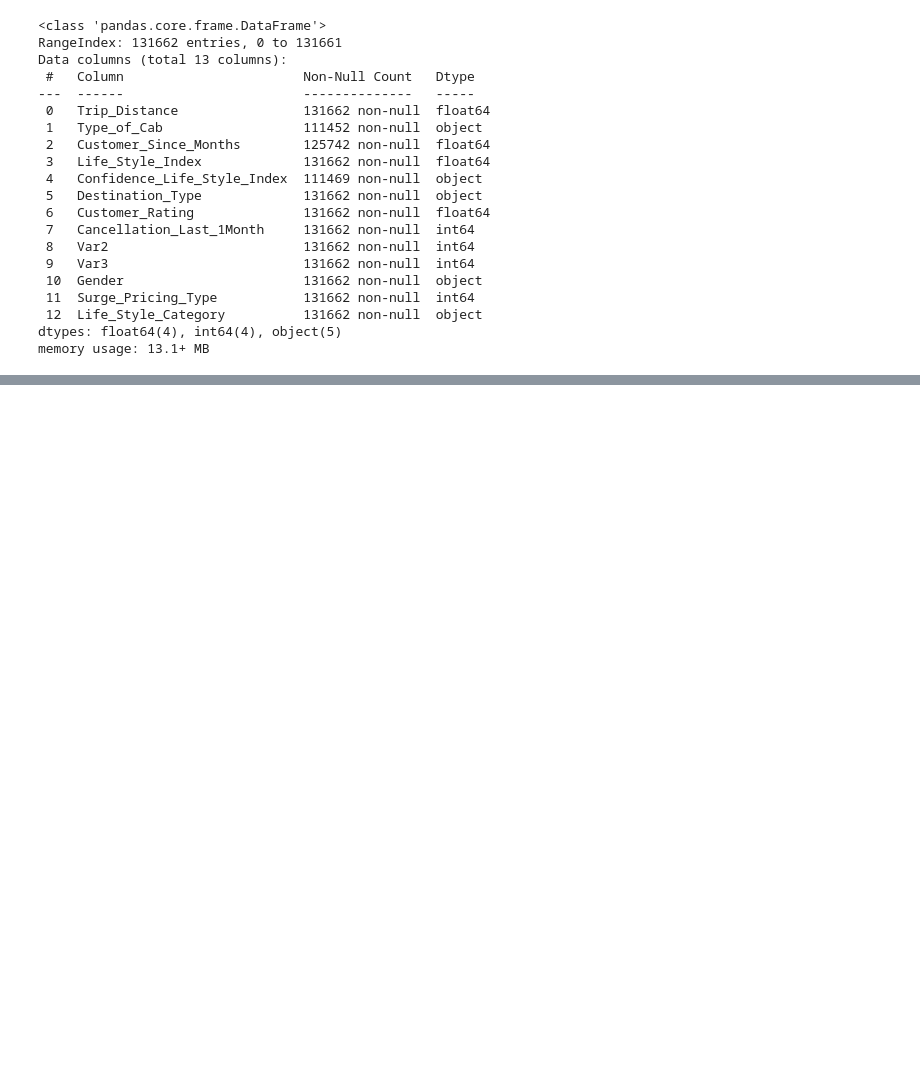
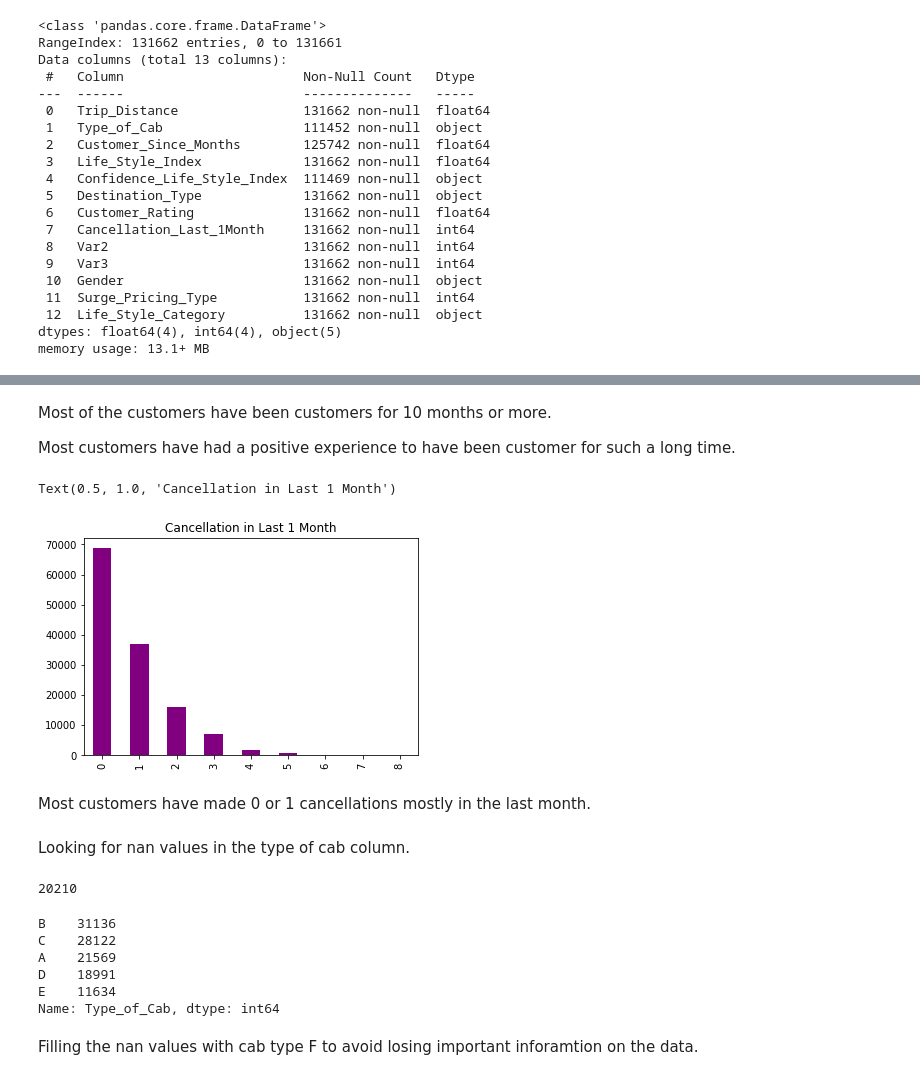
Before and after one commit to sspaulc/TAXI-MOBILITY-SURGE-PRICE-PREDICTION, a Jupyter notebook: Taxi_Price_Surge_Prediction.ipynb, the cells around one changed output, grey strips where cells are left out. Cells and saved outputs as stored; diff of their text form; code cells hidden in the pictures; blank space fills up the shorter version.

```diff
--- a/Taxi_Price_Surge_Prediction.ipynb
+++ b/Taxi_Price_Surge_Prediction.ipynb
@@ -164,0 +164,30 @@ Name: Customer_Since_Months, dtype: float64
+# %% [markdown]
+Most of the customers have been customers for 10 months or more.
+
+Most customers have had a positive experience to have been customer for such a long time.
+# %%
+data['Cancellation_Last_1Month'].value_counts().plot(kind='bar',color='purple')
+
+plt.title('Cancellation in Last 1 Month')
+# %% [output]
+Text(0.5, 1.0, 'Cancellation in Last 1 Month')
+[figure, added]
+# %% [markdown]
+Most customers have made 0 or 1 cancellations mostly in the last month.
+# %% [markdown]
+Looking for nan values in the type of cab column.
+# %%
+data['Type_of_Cab'].isnull().sum()
+# %% [output]
+20210
+# %%
+data['Type_of_Cab'].value_counts()
+# %% [output]
+B    31136
+C    28122
+A    21569
+D    18991
+E    11634
+Name: Type_of_Cab, dtype: int64
+# %% [markdown]
+Filling the nan values with cab type F to avoid losing important inforamtion on the data.
```
Also changed, not shown: parts of 7 cells of this notebook.
